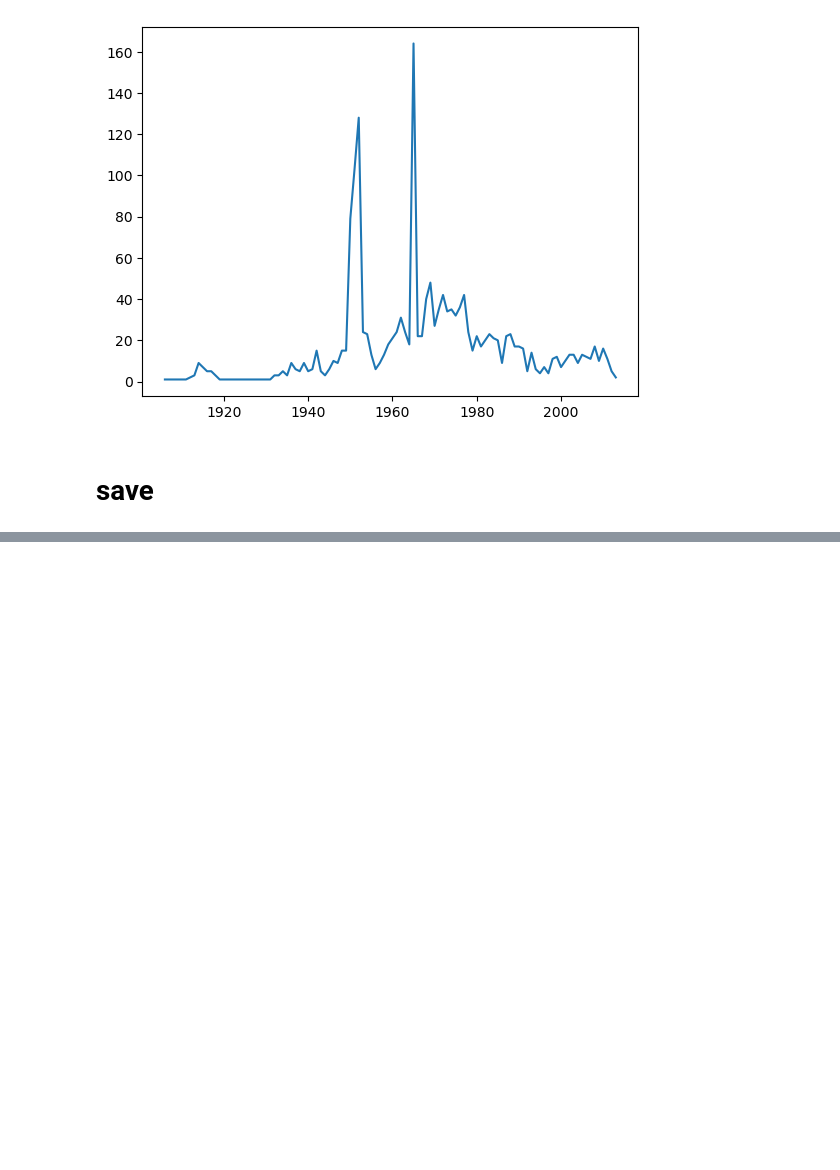
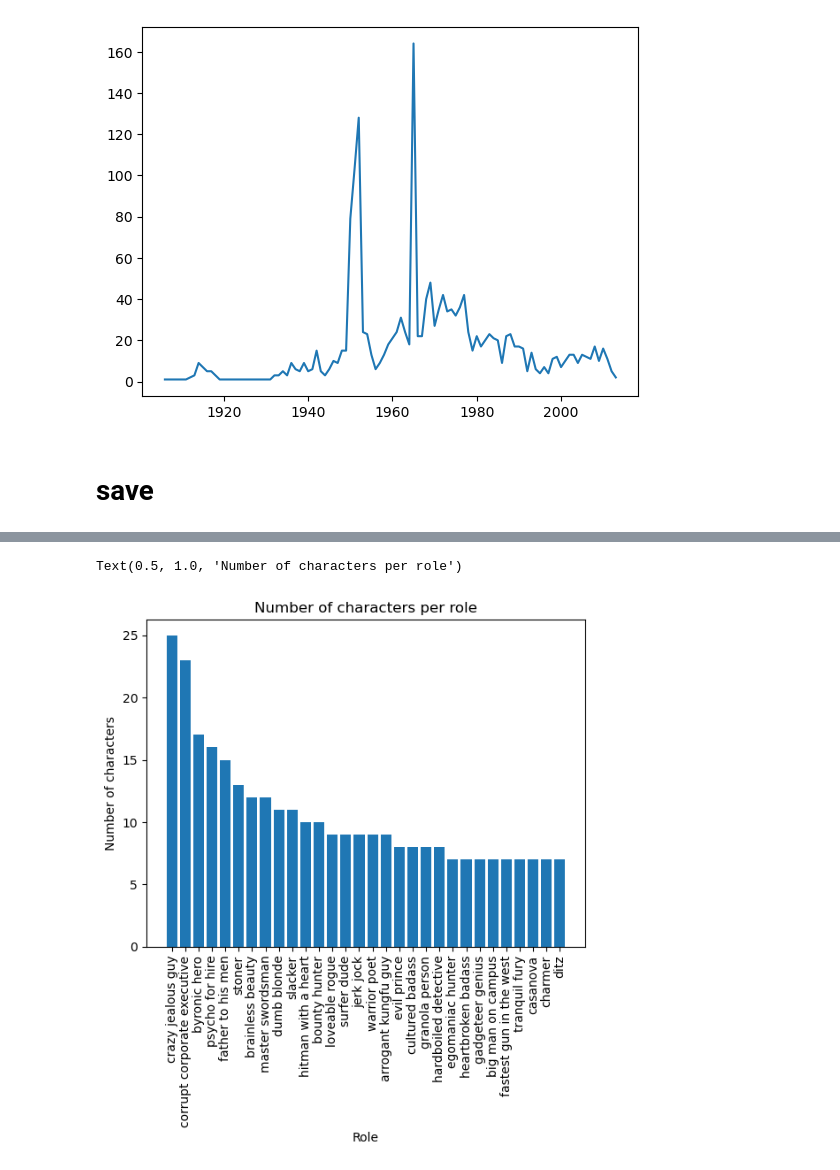
Before and after one commit to epfl-ada/ada-2024-project-adanonymous, a Jupyter notebook: src/utils/preprocessing.ipynb, the cells around one changed output, grey strips where cells are left out. Saved outputs shown, nothing was run; the diff lists cells and outputs as text; code cells hidden in the pictures; blank space fills up the shorter version.

Commit message:
added preprocessing tvtropes

```diff
--- a/src/utils/preprocessing.ipynb
+++ b/src/utils/preprocessing.ipynb
@@ -544,0 +550,9 @@ plt.plot(movies_country_year, label = country)
+# %%
+tvtropes = pd.read_csv('../data/tvtropes.clusters.txt', sep="\t", quoting = 3, header = None, on_bad_lines='skip')
+tvtropes.columns = ["role", "data"]
+parsed_data = tvtropes["data"].apply(lambda x: pd.Series(json.loads(x)))
+tvtropes = pd.concat([tvtropes["role"], parsed_data], axis=1)
+tvtropes = tvtropes.rename(columns={'char': 'Character_name', 'movie': 'Movie_name','id':'Freebase_character/actor_map_ID','actor':'Actor_name'})
+
+tvtropes.role = tvtropes.role.str.replace('_', ' ')
+tvtropes.head()
@@ -544,0 +566,9 @@ plt.plot(movies_country_year, label = country)
+# %%
+plt.bar( tvtropes.role.value_counts().index[:30], tvtropes.role.value_counts()[:30])
+plt.xticks(rotation ='vertical',fontsize=10)
+plt.ylabel("Number of characters")
+plt.xlabel("Role")
+plt.title("Number of characters per role")
+# %% [output]
+Text(0.5, 1.0, 'Number of characters per role')
+[figure, added]
```
Also changed, not shown: parts of 8 cells of this notebook, 7 other files.
